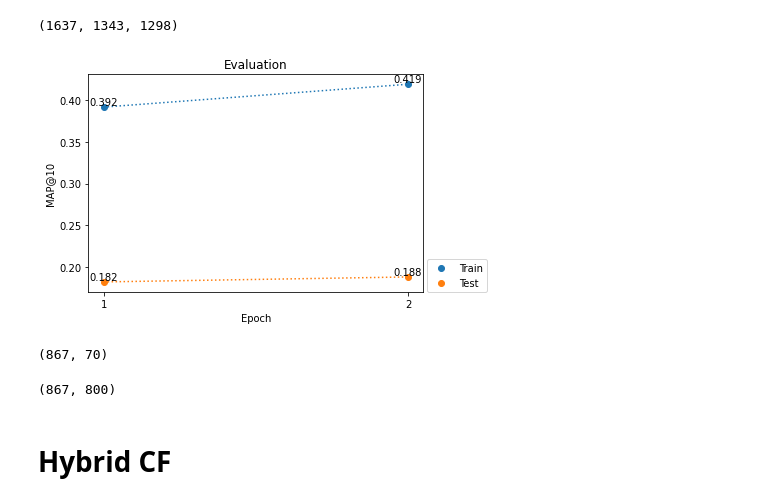
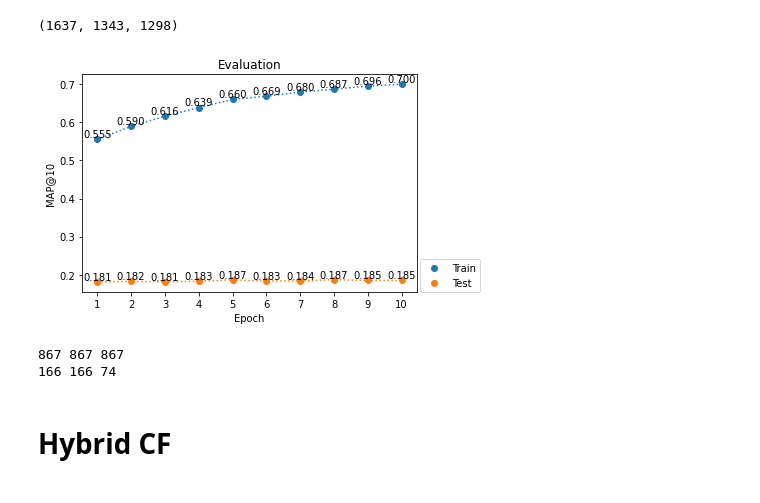
Before and after one commit to dpalbrecht/pyrecs, a Jupyter notebook: examples/MovieLens100K_LightFM.ipynb, the cells around one changed output. Saved outputs shown, nothing was run; the diff lists cells and outputs as text; code cells hidden in the pictures.

```diff
--- a/examples/MovieLens100K_LightFM.ipynb
+++ b/examples/MovieLens100K_LightFM.ipynb
@@ -55,32 +55,47 @@ train_df['item'].nunique(), test_df['item'].nunique(), len(set(train_df['item'].
 # %%
 model_kwargs = {
     'no_components':32,
-    'learning_rate':0.005,
+    'learning_rate':0.05,
     'loss':'warp',
     'random_state':42
 }
+preprocess_kwargs = {
+    'users_col':'user',
+    'items_col':'item',
+    'interactions_type':'ones',
+    'remove_factor_biases':False
+}
 train_kwargs = {
-    'num_epochs':2,
+    'num_epochs':10,
     'num_threads':1,
     'eval_epochs':'all',
     'plot':True
 }
-lfm = lightfm_wrapper.LightFM(users_col='user', items_col='item', interactions_type='ones',
-                              model_kwargs=model_kwargs, train_kwargs=train_kwargs,
-                              n_recs=10, tfrs_prediction_batch_size=128, fill_most_popular=True,
-                              normalize_features=False, remove_factor_biases=False)
+predict_kwargs = {
+    'predict_n_recs':10,
+    'tfrs_prediction_batch_size':128,
+    'n_recs':10
+}
+postprocess_kwargs = {
+    'remove_train_interactions_from_test':True,
+    'fill_most_popular_items':True,
+    'n_recs':10
+}
+lfm = lightfm_wrapper.LightFM(preprocess_kwargs=preprocess_kwargs,
+                              model_kwargs=model_kwargs,
+                              train_kwargs=train_kwargs,
+                              predict_kwargs=predict_kwargs,
+                              postprocess_kwargs=postprocess_kwargs)
 
 lfm.run(train_df=train_df, test_df=test_df)
 # %% [output]
-[figure, old version]
+[figure, new version]
-# %%
-len(lfm.predictions_dict['train']), len(set([str(v) for v in lfm.predictions_dict['train'].values()]))
-# %% [output]
-(867, 70)
-# %%
-len(lfm.predictions_dict['test']), len(set([str(v) for v in lfm.predictions_dict['test'].values()]))
-# %% [output]
-(867, 800)
+# %%
+print(len(lfm.train_dict), len(lfm.predictions_dict['train']), len(set([str(v) for v in lfm.predictions_dict['train'].values()])))
+print(len(lfm.test_dict), len(lfm.predictions_dict['test']), len(set([str(v) for v in lfm.predictions_dict['test'].values()])))
+# %% [output]
+867 867 867
+166 166 74
 # %% [markdown]
 # Hybrid CF
 # %%
```
Also changed, not shown: parts of 4 cells of this notebook, 5 other files.
